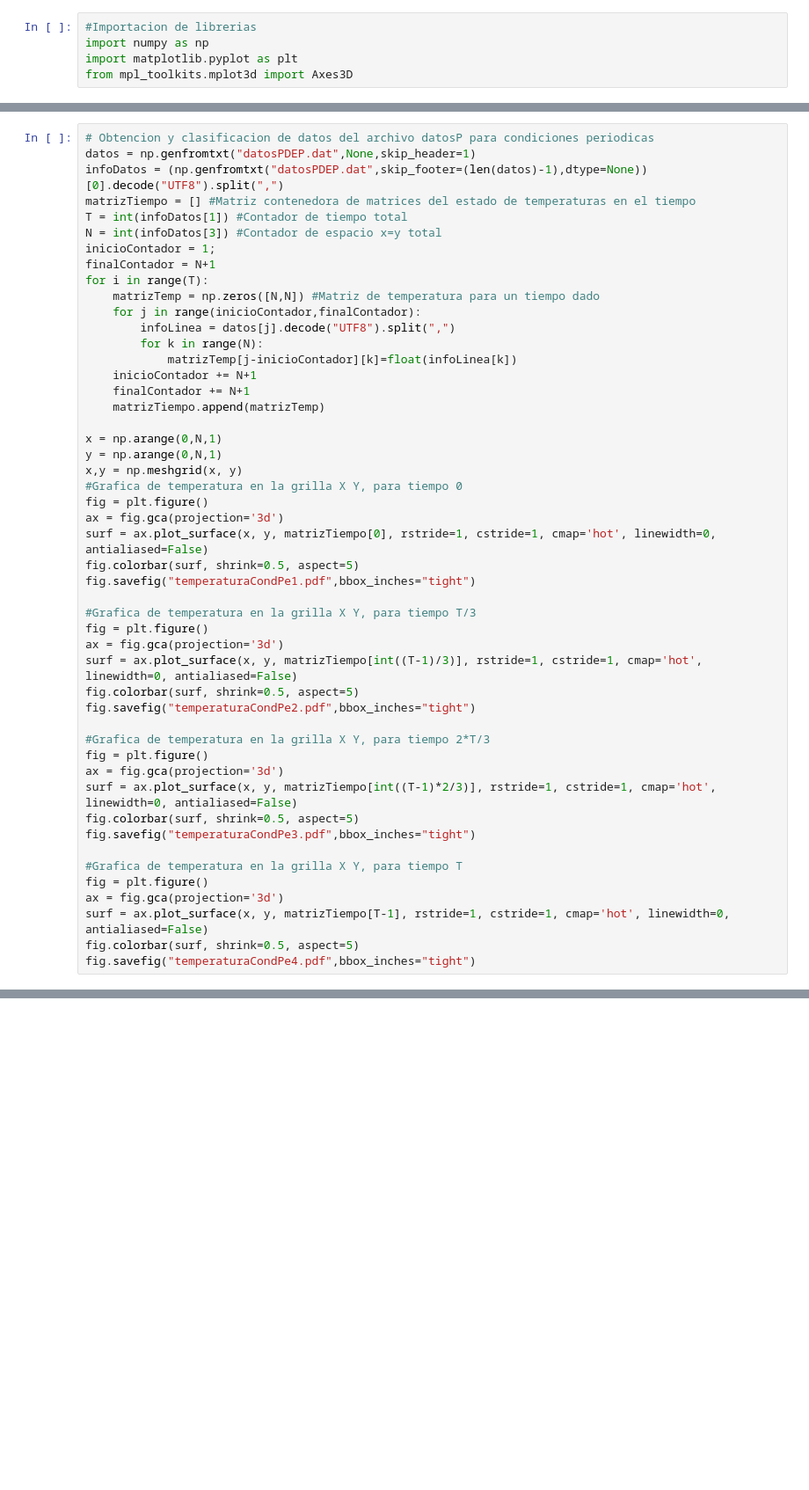
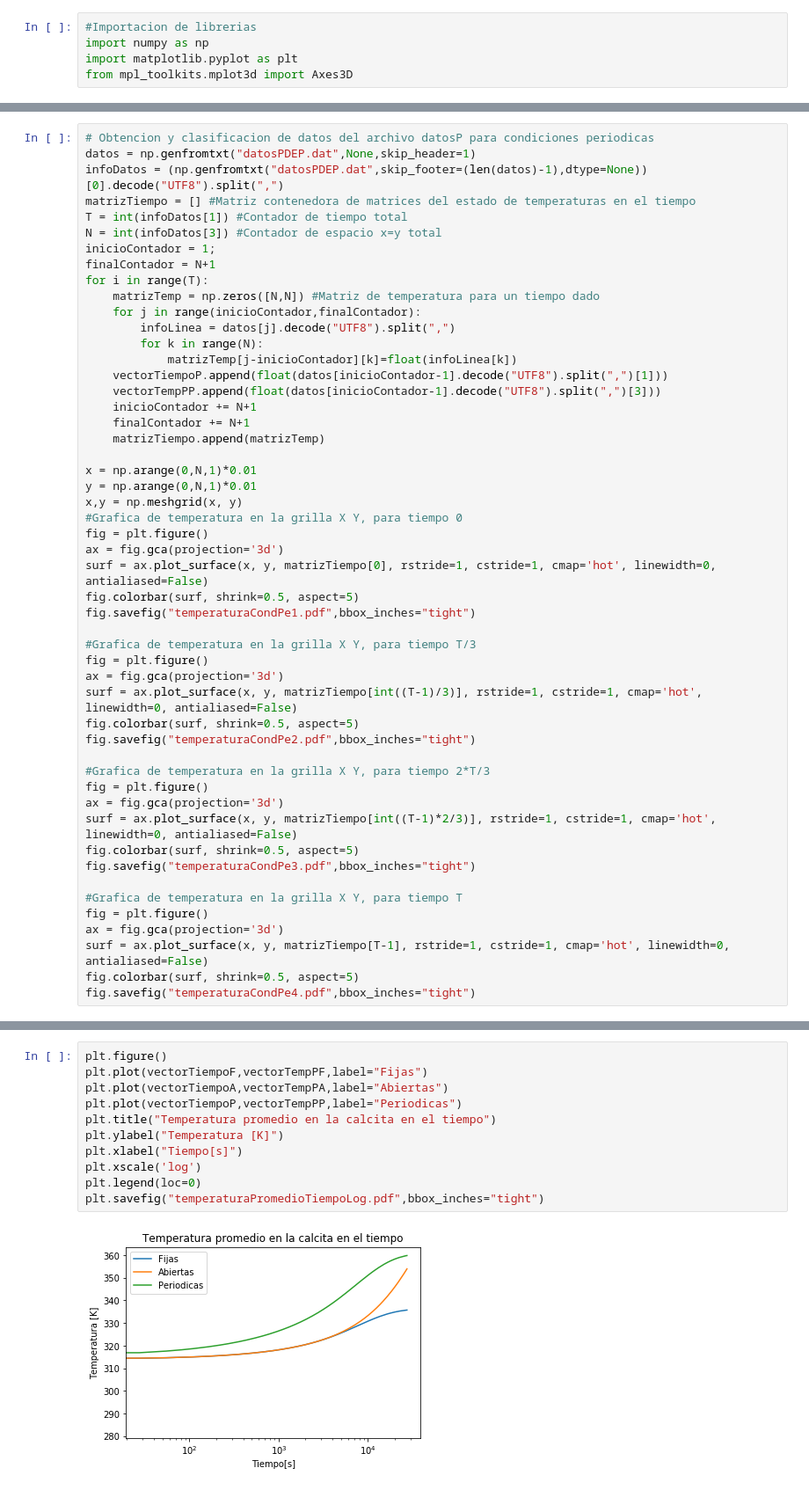
Before and after one commit to JADC362/Metodos-tarea-4, a Jupyter notebook: GraficadorPDE.ipynb, the cells around one changed output, grey strips where cells are left out. Shown: that part at 88% size. Drawn from its saved outputs; the diff is of its cells as text; blank space fills up the shorter version.

```diff
--- a/GraficadorPDE.ipynb
+++ b/GraficadorPDE.ipynb
@@ -128,12 +137,14 @@ for i in range(T):
         infoLinea = datos[j].decode("UTF8").split(",")
         for k in range(N):
             matrizTemp[j-inicioContador][k]=float(infoLinea[k])
+    vectorTiempoP.append(float(datos[inicioContador-1].decode("UTF8").split(",")[1]))
+    vectorTempPP.append(float(datos[inicioContador-1].decode("UTF8").split(",")[3]))
     inicioContador += N+1
     finalContador += N+1
     matrizTiempo.append(matrizTemp)
 
-x = np.arange(0,N,1)
-y = np.arange(0,N,1)
+x = np.arange(0,N,1)*0.01
+y = np.arange(0,N,1)*0.01
 x,y = np.meshgrid(x, y)
 #Grafica de temperatura en la grilla X Y, para tiempo 0
 fig = plt.figure()
@@ -169,0 +181,13 @@ fig.savefig("temperaturaCondPe4.pdf",bbox_inches="tight")
+# %%
+plt.figure()
+plt.plot(vectorTiempoF,vectorTempPF,label="Fijas")
+plt.plot(vectorTiempoA,vectorTempPA,label="Abiertas")
+plt.plot(vectorTiempoP,vectorTempPP,label="Periodicas")
+plt.title("Temperatura promedio en la calcita en el tiempo")
+plt.ylabel("Temperatura [K]")
+plt.xlabel("Tiempo[s]")
+plt.xscale('log')
+plt.legend(loc=0)
+plt.savefig("temperaturaPromedioTiempoLog.pdf",bbox_inches="tight")
+# %% [output]
+[figure, added]
```
Also changed, not shown: parts of 5 cells of this notebook, 5 other files.
